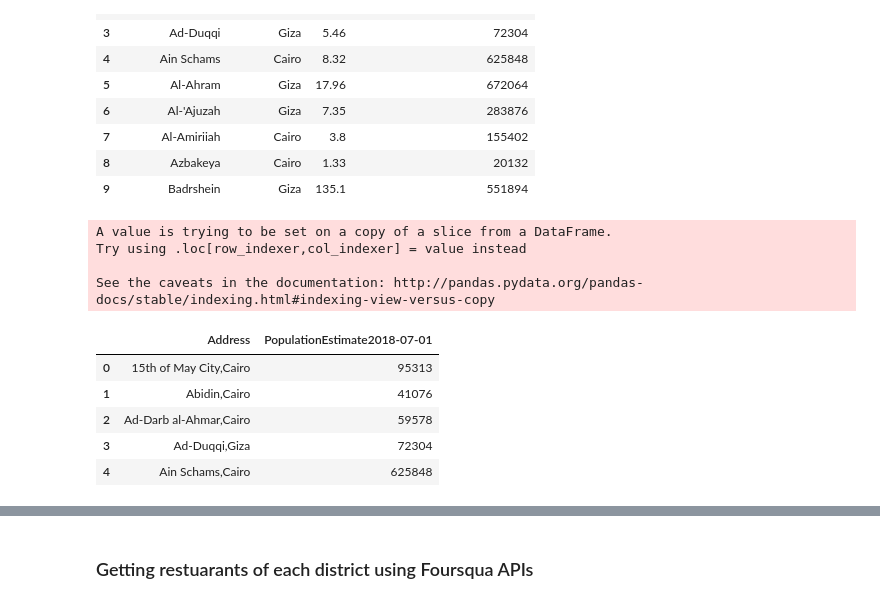
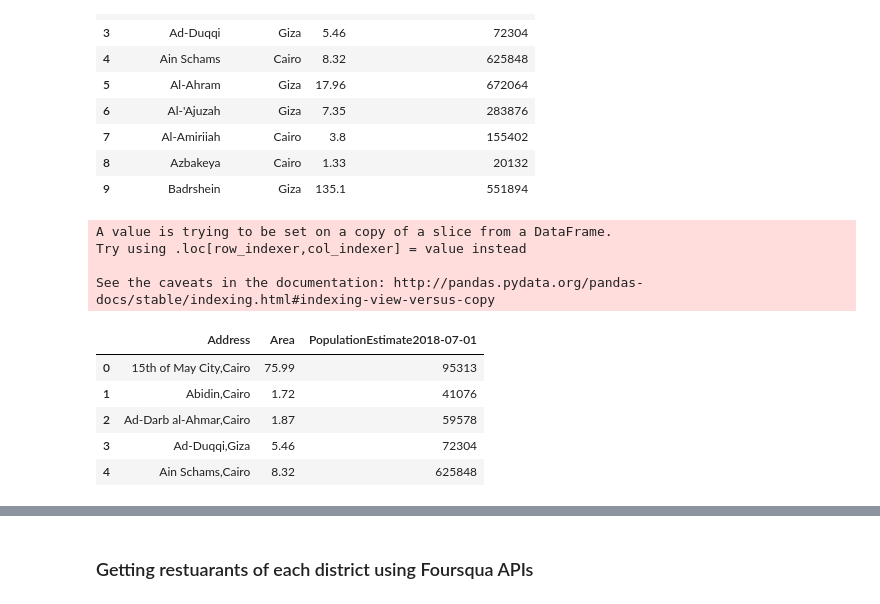
Before and after one commit to Abdelrahman44/Determining-which-districts-of-Greater-Cairo-is-bes-to-open-a-new-food-business, a Jupyter notebook: main.ipynb, the cells around one changed output, grey strips where cells are left out. Cells and saved outputs as stored; diff of their text form; code cells hidden in the pictures.

```diff
--- a/main.ipynb
+++ b/main.ipynb
@@ -127,16 +128,16 @@ See the caveats in the documentation: http://pandas.pydata.org/pandas-docs/stabl
 # %%
 # select columns of interest and make a full address column to use for getting location data
 d['Address'] = d['Name'].str.cat(df['Governorate'], sep=',')
-d = d[['Address', 'PopulationEstimate2018-07-01']]
+d = d[['Address', 'Area', 'PopulationEstimate2018-07-01']]
 d.head()
 # %% [output]
 A value is trying to be set on a copy of a slice from a DataFrame.
 Try using .loc[row_indexer,col_indexer] = value instead
 
 See the caveats in the documentation: http://pandas.pydata.org/pandas-docs/stable/indexing.html#indexing-view-versus-copy
-|  | Address | PopulationEstimate2018-07-01 |
-| 0 | 15th of May City,Cairo | 95313 |
-| 1 | Abidin,Cairo | 41076 |
-| 2 | Ad-Darb al-Ahmar,Cairo | 59578 |
-| 3 | Ad-Duqqi,Giza | 72304 |
-| 4 | Ain Schams,Cairo | 625848 |
+|  | Address | Area | PopulationEstimate2018-07-01 |
+| 0 | 15th of May City,Cairo | 75.99 | 95313 |
+| 1 | Abidin,Cairo | 1.72 | 41076 |
+| 2 | Ad-Darb al-Ahmar,Cairo | 1.87 | 59578 |
+| 3 | Ad-Duqqi,Giza | 5.46 | 72304 |
+| 4 | Ain Schams,Cairo | 8.32 | 625848 |
```
Also changed, not shown: parts of 29 cells of this notebook.
